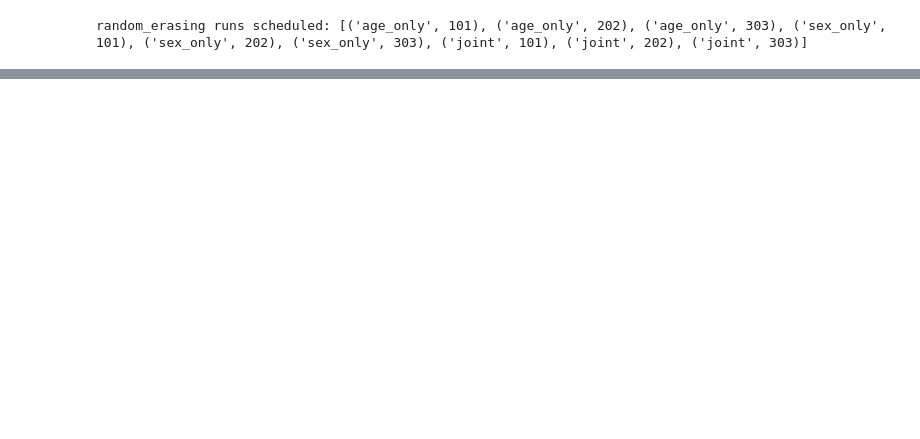
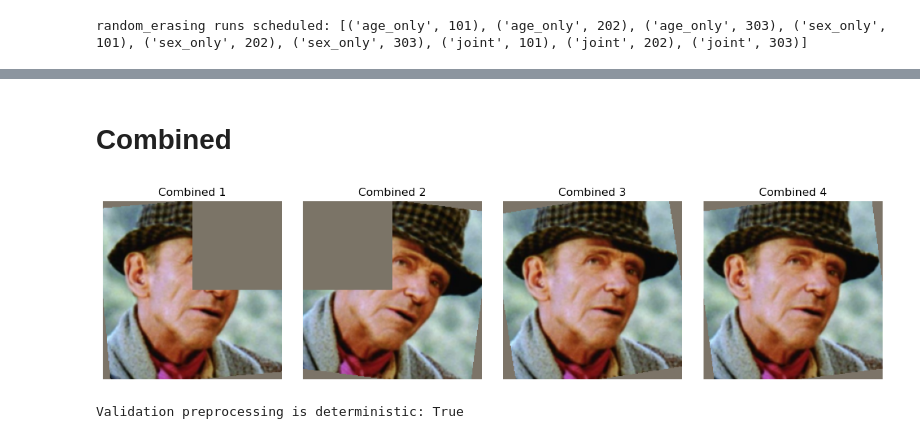
Before and after one commit to SavannaCabrera8796/ML3_Group3, a Jupyter notebook: MLIII_Group3_Project_Code.ipynb, the cells around one changed output, grey strips where cells are left out. Saved outputs shown, nothing was run; the diff lists cells and outputs as text; code cells hidden in the pictures; blank space fills up the shorter version.

Commit message:
rotation + erasing

```diff
--- a/MLIII_Group3_Project_Code.ipynb
+++ b/MLIII_Group3_Project_Code.ipynb
@@ -4171,0 +4182,2 @@ else:
+# %% [markdown]
+# Combined
@@ -4171,0 +4283,58 @@ else:
+# %%
+
+import matplotlib.pyplot as plt
+
+display_mean = torch.tensor(
+    [0.485, 0.456, 0.406]
+).view(3, 1, 1)
+
+display_std = torch.tensor(
+    [0.229, 0.224, 0.225]
+).view(3, 1, 1)
+
+
+def show_combined_image(tensor, title):
+    image = tensor.cpu() * display_std + display_mean
+    image = image.clamp(0, 1)
+
+    plt.imshow(image.permute(1, 2, 0))
+    plt.title(title)
+    plt.axis('off')
+
+
+train_path = frames['train'].iloc[0]['path']
+
+with Image.open(train_path) as image:
+    train_image = image.convert('RGB')
+
+    augmented_images = [
+        rotation_erasing_train_transform(train_image)
+        for _ in range(4)
+    ]
+
+plt.figure(figsize=(12, 3))
+
+for i, image in enumerate(augmented_images):
+    plt.subplot(1, 4, i + 1)
+    show_combined_image(image, f'Combined {i + 1}')
+
+plt.tight_layout()
+plt.show()
+
+
+# Validation preprocessing should remain deterministic.
+validation_path = frames['validation'].iloc[0]['path']
+
+with Image.open(validation_path) as image:
+    validation_image = image.convert('RGB')
+
+    val_1 = rotation_erasing_eval_transform(validation_image)
+    val_2 = rotation_erasing_eval_transform(validation_image)
+
+print(
+    'Validation preprocessing is deterministic:',
+    torch.equal(val_1, val_2)
+)
+# %% [output]
+[figure, added]
+Validation preprocessing is deterministic: True
```
Also changed, not shown: parts of 21 cells of this notebook, 1 other file.
